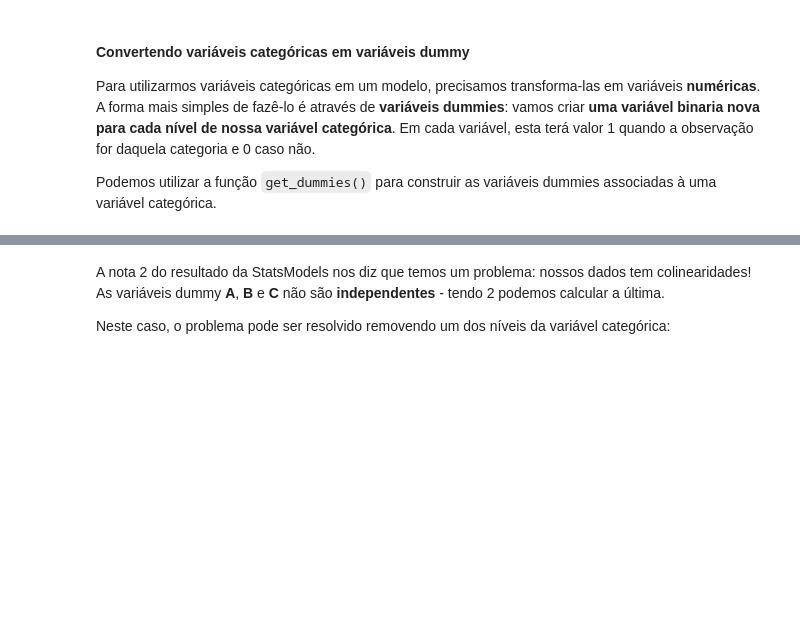
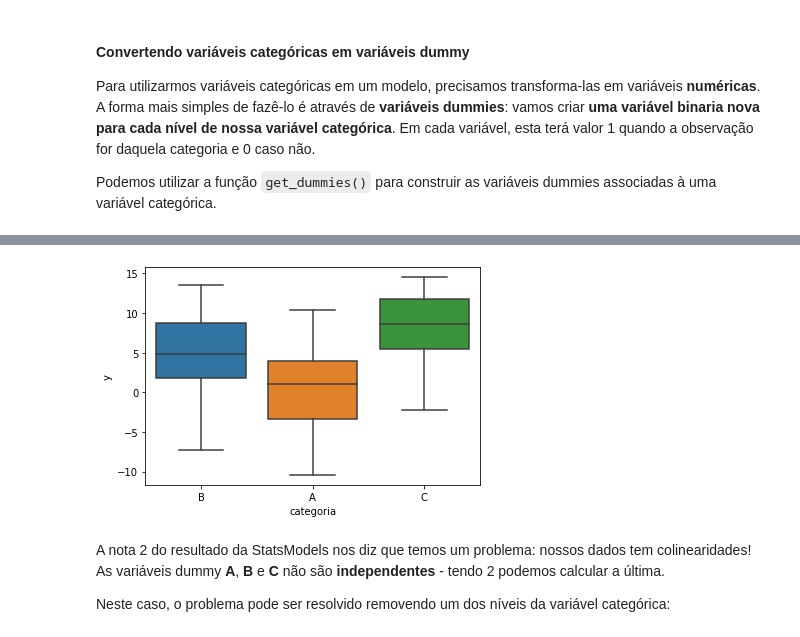
Before and after one commit to pedroteche-ih/79_PT_JUN2022, a Jupyter notebook: aulas/79 DA PT JUN-2022 Regressão Linear II.ipynb, the cells around one changed output, grey strips where cells are left out. Drawn from its saved outputs; the diff is of its cells as text; code cells hidden in the pictures; blank space fills up the shorter version.

```diff
--- a/aulas/79 DA PT JUN-2022 Regressão Linear II.ipynb
+++ b/aulas/79 DA PT JUN-2022 Regressão Linear II.ipynb
@@ -49,8 +92,12 @@ lm_fit.summary()
 Podemos utilizar a biblioteca `sklearn` para conseguir a interface preditiva desta biblioteca:
 # %%
 modelo = LinearRegression()
+
 X = teste_mv[['x1', 'x2']]
-Y = teste_mv['y']
-modelo.fit(X, Y)
+
+y = teste_mv['y']
+
+modelo.fit(X, y)
+
 print(modelo.coef_)
 print(modelo.intercept_)
@@ -105,3 +303,7 @@ lm_fit.summary()
+# %%
+sns.boxplot(data = teste_mv_cat, x = 'categoria', y = 'y');
+# %% [output]
+[figure, added]
 # %% [markdown]
 A nota 2 do resultado da StatsModels nos diz que temos um problema: nossos dados tem colinearidades! As variáveis dummy **A**, **B** e **C** não são **independentes** - tendo 2 podemos calcular a última.
 
```
Also changed, not shown: parts of 27 cells of this notebook, 1 other file.
